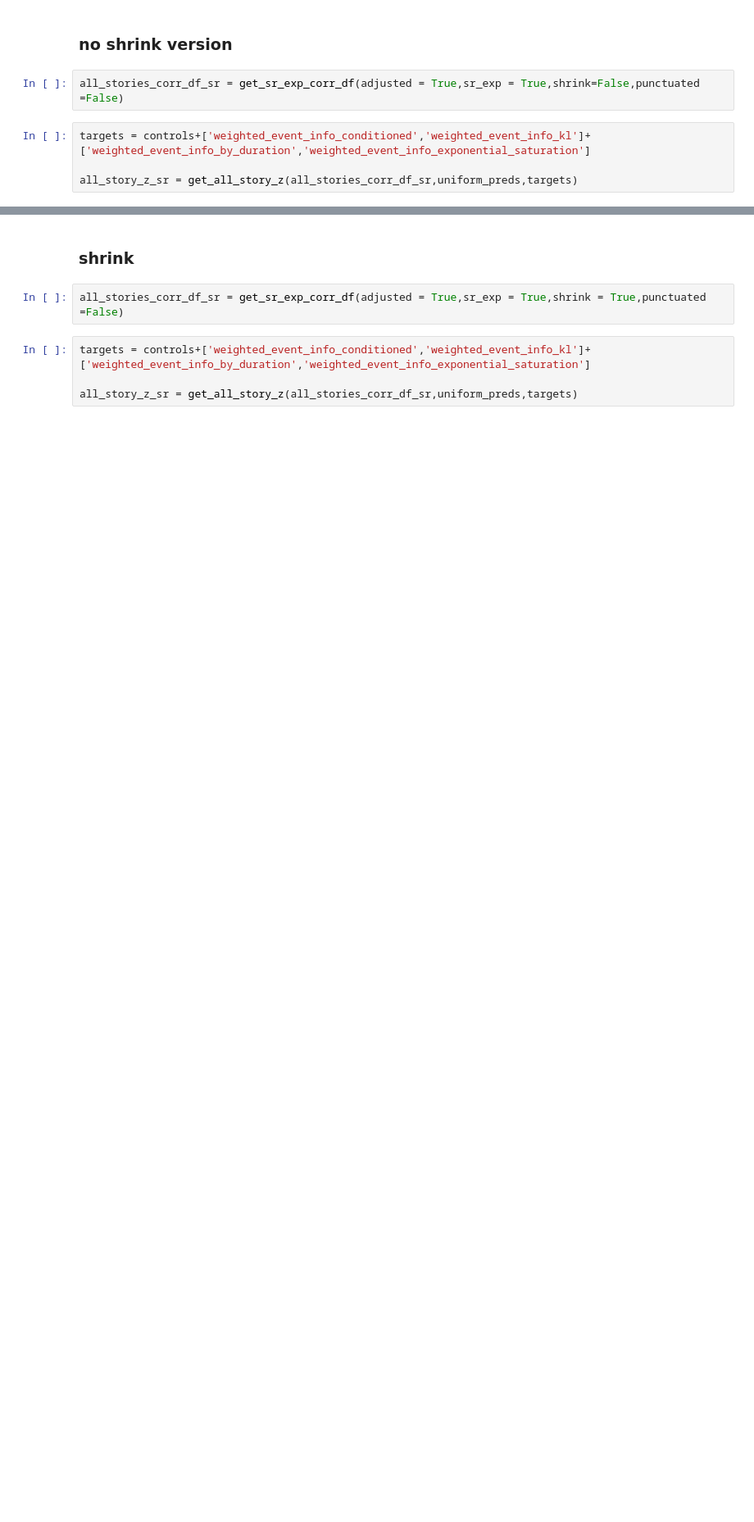
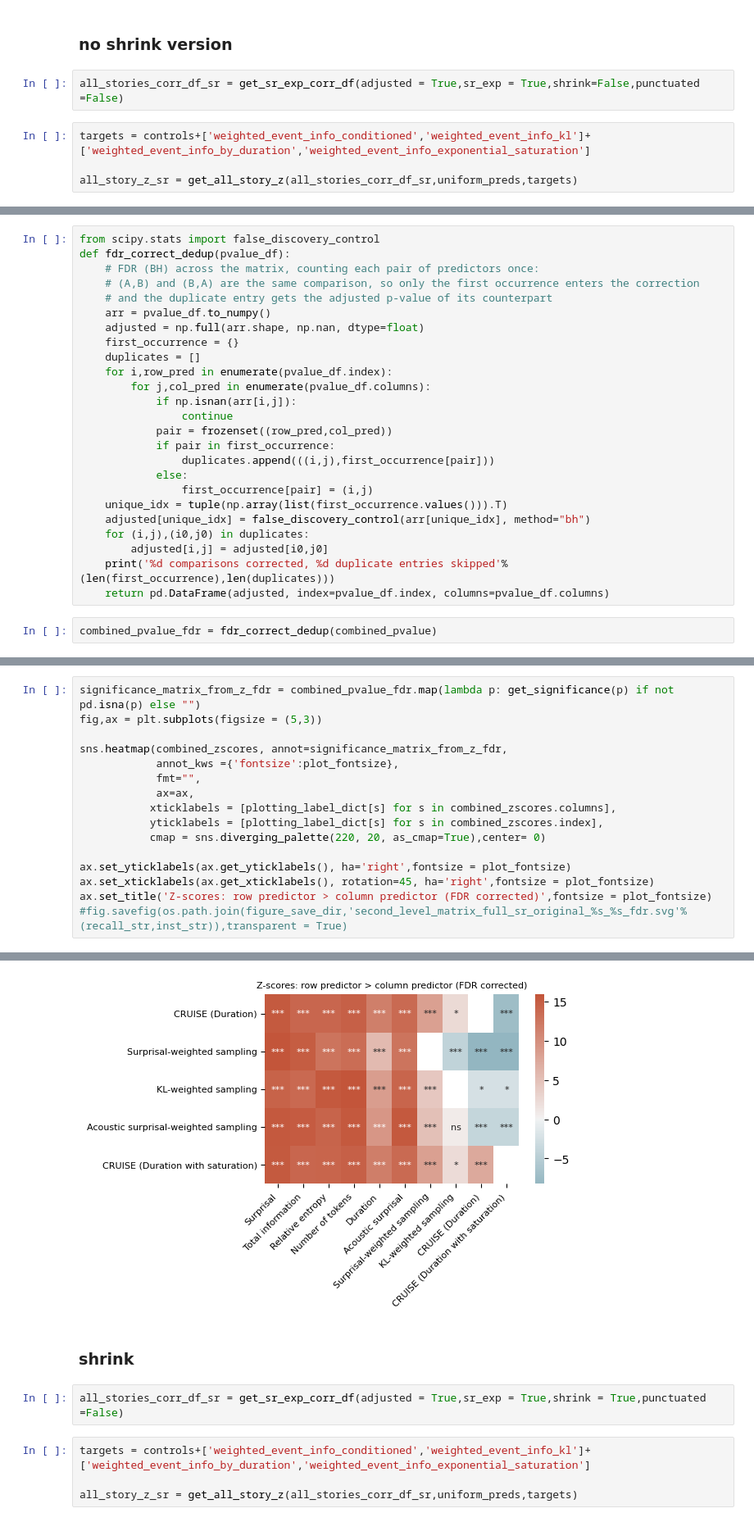
Before and after one commit to HuthLab/CRUISE, a Jupyter notebook: notebooks/Uniform encoding hypothesis - by subject prevalence-split story evenly - cleaned.ipynb, the cells around one changed output, grey strips where cells are left out. Shown at 82% size. Drawn from its saved outputs; the diff is of its cells as text; blank space fills up the shorter version.

Commit message:
update significance testing

```diff
--- a/notebooks/Uniform encoding hypothesis - by subject prevalence-split story evenly - cleaned.ipynb
+++ b/notebooks/Uniform encoding hypothesis - by subject prevalence-split story evenly - cleaned.ipynb
@@ -645,0 +649,27 @@ Text(0.5, 1.0, 'Z-scores: row predictor > column predictor')
+# %%
+from scipy.stats import false_discovery_control
+def fdr_correct_dedup(pvalue_df):
+    # FDR (BH) across the matrix, counting each pair of predictors once:
+    # (A,B) and (B,A) are the same comparison, so only the first occurrence enters the correction
+    # and the duplicate entry gets the adjusted p-value of its counterpart
+    arr = pvalue_df.to_numpy()
+    adjusted = np.full(arr.shape, np.nan, dtype=float)
+    first_occurrence = {}
+    duplicates = []
+    for i,row_pred in enumerate(pvalue_df.index):
+        for j,col_pred in enumerate(pvalue_df.columns):
+            if np.isnan(arr[i,j]):
+                continue
+            pair = frozenset((row_pred,col_pred))
+            if pair in first_occurrence:
+                duplicates.append(((i,j),first_occurrence[pair]))
+            else:
+                first_occurrence[pair] = (i,j)
+    unique_idx = tuple(np.array(list(first_occurrence.values())).T)
+    adjusted[unique_idx] = false_discovery_control(arr[unique_idx], method="bh")
+    for (i,j),(i0,j0) in duplicates:
+        adjusted[i,j] = adjusted[i0,j0]
+    print('%d comparisons corrected, %d duplicate entries skipped'%(len(first_occurrence),len(duplicates)))
+    return pd.DataFrame(adjusted, index=pvalue_df.index, columns=pvalue_df.columns)
+# %%
+combined_pvalue_fdr = fdr_correct_dedup(combined_pvalue)
@@ -645,0 +678,17 @@ Text(0.5, 1.0, 'Z-scores: row predictor > column predictor')
+# %%
+significance_matrix_from_z_fdr = combined_pvalue_fdr.map(lambda p: get_significance(p) if not pd.isna(p) else "")
+fig,ax = plt.subplots(figsize = (5,3))
+
+sns.heatmap(combined_zscores, annot=significance_matrix_from_z_fdr,
+            annot_kws ={'fontsize':plot_fontsize},
+            fmt="",
+            ax=ax,
+           xticklabels = [plotting_label_dict[s] for s in combined_zscores.columns],
+           yticklabels = [plotting_label_dict[s] for s in combined_zscores.index],
+           cmap = sns.diverging_palette(220, 20, as_cmap=True),center= 0)
+
+ax.set_yticklabels(ax.get_yticklabels(), ha='right',fontsize = plot_fontsize)
+ax.set_xticklabels(ax.get_xticklabels(), rotation=45, ha='right',fontsize = plot_fontsize)
+ax.set_title('Z-scores: row predictor > column predictor (FDR corrected)',fontsize = plot_fontsize)
+#fig.savefig(os.path.join(figure_save_dir,'second_level_matrix_full_sr_original_%s_%s_fdr.svg'%(recall_str,inst_str)),transparent = True)
+# %% [output]
@@ -646,3 +696,4 @@ Text(0.5, 1.0, 'Z-scores: row predictor > column predictor')
+[figure, added]
 # %% [markdown]
 ### shrink
 # %%
```
Also changed, not shown: parts of 8 cells of this notebook.
